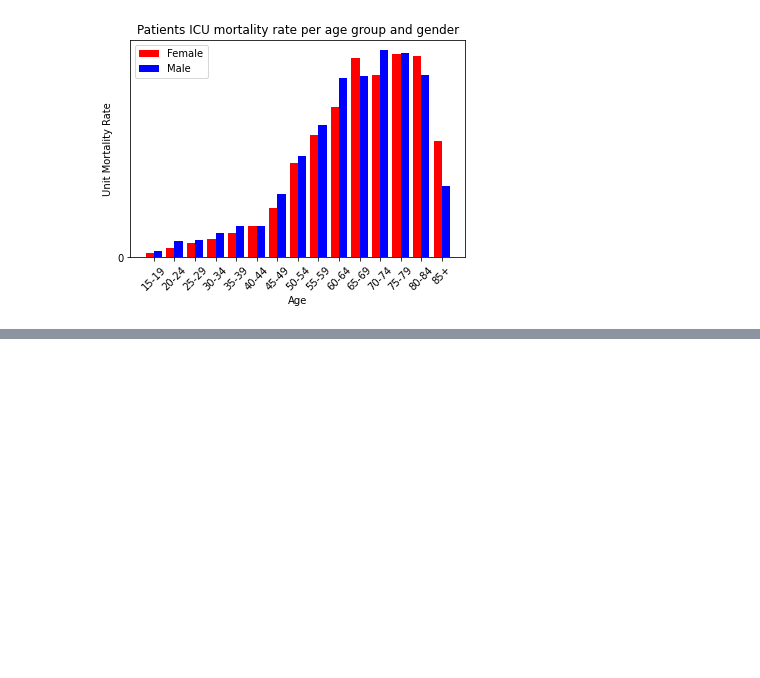
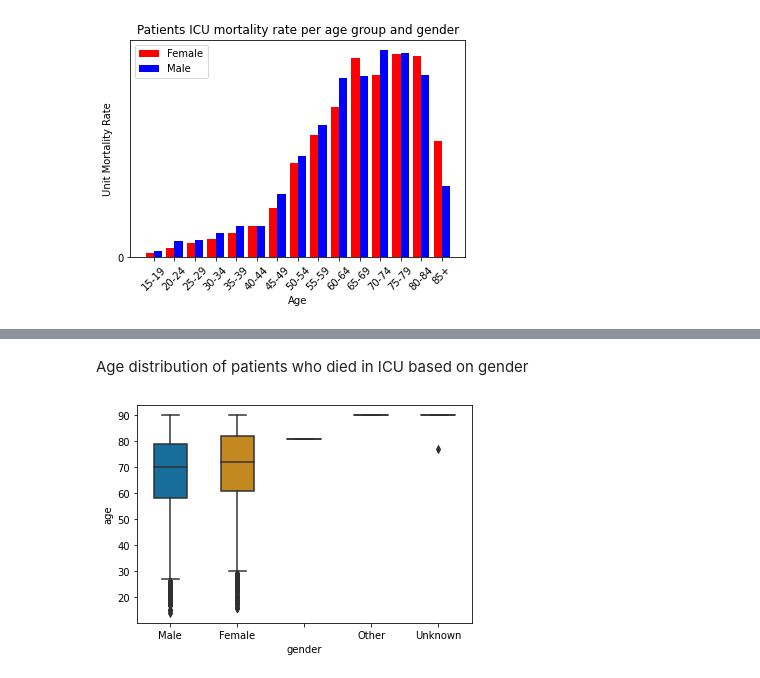
Before and after one commit to sumaiya08/clinical-decision-support, a Jupyter notebook: Plots.ipynb, the cells around one changed output, grey strips where cells are left out. Saved outputs shown, nothing was run; the diff lists cells and outputs as text; code cells hidden in the pictures; blank space fills up the shorter version.

```diff
--- a/Plots.ipynb
+++ b/Plots.ipynb
@@ -194,0 +218,9 @@ plt.show()
+# %% [markdown]
+Age distribution of patients who died in ICU based on gender
+# %%
+bplot = sns.boxplot(y='age', x='gender',
+                 data=expired,
+                 width=0.5,
+                 palette="colorblind",)
+# %% [output]
+[figure, added]
```
Also changed, not shown: parts of 6 cells of this notebook.
